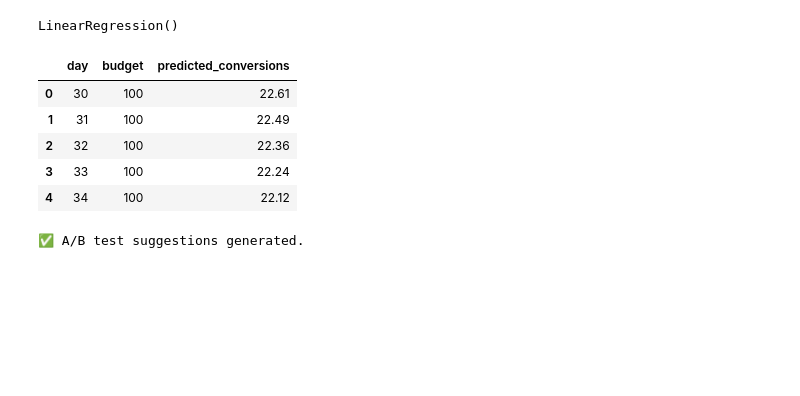
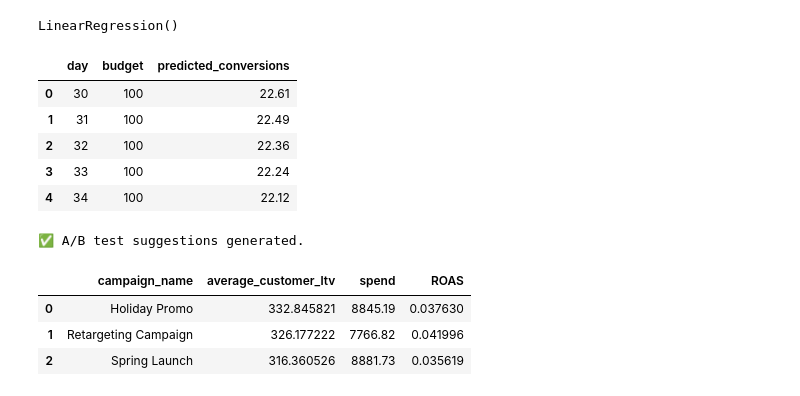
Before and after one commit to Jsze30/marketing-optimization-platform, a Jupyter notebook: ml/meta_insights.ipynb, the cells around one changed output. Cells and saved outputs as stored; diff of their text form; code cells hidden in the pictures; blank space fills up the shorter version.

Commit message:
added ad spend ROI tracking feature

```diff
--- a/ml/meta_insights.ipynb
+++ b/ml/meta_insights.ipynb
@@ -177,3 +177,40 @@ with open("../data/ab_test_suggestions.json", "w") as f:
 print("✅ A/B test suggestions generated.")
 # %% [output]
 ✅ A/B test suggestions generated.
+# %%
+import pandas as pd
+import random
+
+# Load existing data
+meta_df = pd.read_csv("../data/meta_ads_sample.csv")
+shopify_df = pd.read_csv("../data/shopify_sales_sample.csv")
+
+# Get a list of campaign names and customer IDs
+campaigns = meta_df["campaign_name"].unique()
+customers = shopify_df["customer_id"].unique()
+
+# Randomly assign each customer to a campaign (simulate ad attribution)
+mapping = pd.DataFrame({
+    "customer_id": customers,
+    "campaign_name": [random.choice(campaigns) for _ in customers]
+})
+
+# Merge this mapping with Shopify data to get campaign → customer LTV
+merged = pd.merge(shopify_df, mapping, on="customer_id")
+campaign_ltv = merged.groupby("campaign_name")["ltv"].mean().reset_index()
+campaign_ltv.columns = ["campaign_name", "average_customer_ltv"]
+
+# Now get spend from Meta
+meta_spend = meta_df.groupby("campaign_name")["spend"].sum().reset_index()
+
+# Join to calculate ROAS = LTV / Spend
+roi_df = pd.merge(campaign_ltv, meta_spend, on="campaign_name")
+roi_df["ROAS"] = roi_df["average_customer_ltv"] / roi_df["spend"]
+roi_df.to_csv("../data/campaign_roas.csv", index=False)
+
+roi_df
+# %% [output]
+|  | campaign_name | average_customer_ltv | spend | ROAS |
+| 0 | Holiday Promo | 332.845821 | 8845.19 | 0.037630 |
+| 1 | Retargeting Campaign | 326.177222 | 7766.82 | 0.041996 |
+| 2 | Spring Launch | 316.360526 | 8881.73 | 0.035619 |
```
Also changed, not shown: 5 other files.
